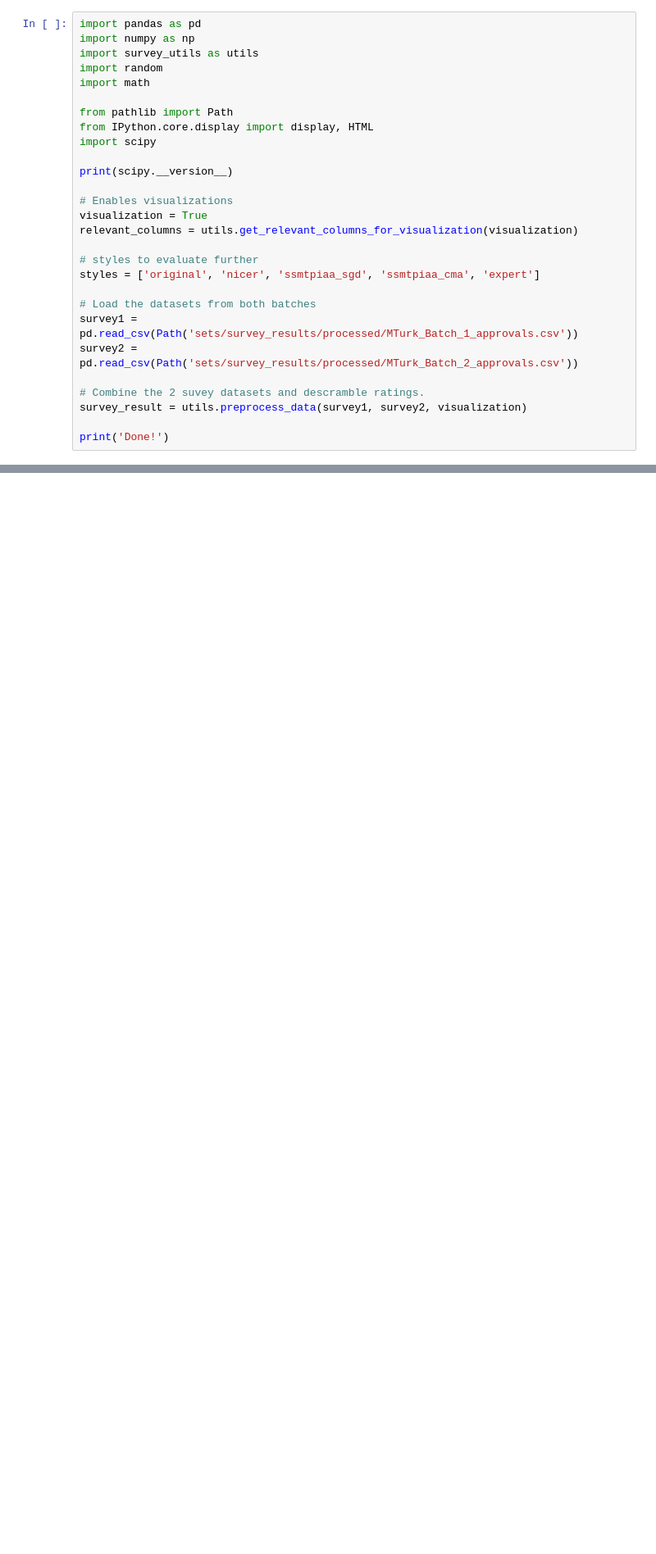
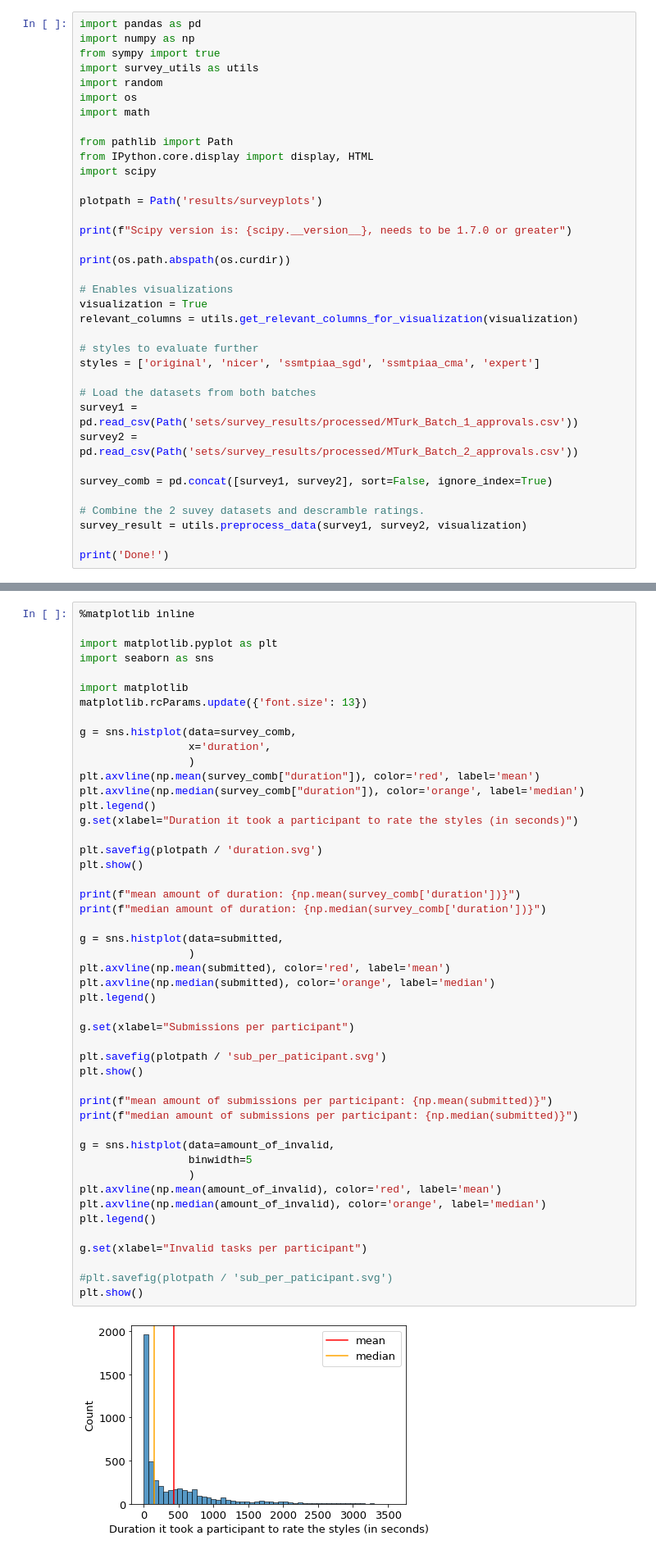
Before and after one commit to TimSeizinger/NICER, a Jupyter notebook: analysis/survey_evaluation.ipynb, the cells around one changed output, grey strips where cells are left out. Shown: that part at 82% size. Saved outputs shown, nothing was run; the diff lists cells and outputs as text; blank space fills up the shorter version.

```diff
--- a/analysis/survey_evaluation.ipynb
+++ b/analysis/survey_evaluation.ipynb
@@ -10,15 +10,21 @@ Furthermore unapproved ratings (like ones containing only default values) need t
 # %%
 import pandas as pd
 import numpy as np
+from sympy import true
 import survey_utils as utils
 import random
+import os
 import math
 
 from pathlib import Path
 from IPython.core.display import display, HTML
 import scipy
 
-print(scipy.__version__)
+plotpath = Path('results/surveyplots')
+
+print(f"Scipy version is: {scipy.__version__}, needs to be 1.7.0 or greater")
+
+print(os.path.abspath(os.curdir))
 
 # Enables visualizations
 visualization = True
@@ -31,6 +37,8 @@ styles = ['original', 'nicer', 'ssmtpiaa_sgd', 'ssmtpiaa_cma', 'expert']
 survey1 = pd.read_csv(Path('sets/survey_results/processed/MTurk_Batch_1_approvals.csv'))
 survey2 = pd.read_csv(Path('sets/survey_results/processed/MTurk_Batch_2_approvals.csv'))
 
+survey_comb = pd.concat([survey1, survey2], sort=False, ignore_index=True)
+
 # Combine the 2 suvey datasets and descramble ratings.
 survey_result = utils.preprocess_data(survey1, survey2, visualization)
 
@@ -40,0 +127,50 @@ Done!
+# %%
+%matplotlib inline
+
+import matplotlib.pyplot as plt
+import seaborn as sns
+
+import matplotlib
+matplotlib.rcParams.update({'font.size': 13})
+
+g = sns.histplot(data=survey_comb,
+                 x='duration',
+                 )
+plt.axvline(np.mean(survey_comb["duration"]), color='red', label='mean')
+plt.axvline(np.median(survey_comb["duration"]), color='orange', label='median')
+plt.legend()
+g.set(xlabel="Duration it took a participant to rate the styles (in seconds)")
+
+plt.savefig(plotpath / 'duration.svg')
+plt.show()
+
+print(f"mean amount of duration: {np.mean(survey_comb['duration'])}")
+print(f"median amount of duration: {np.median(survey_comb['duration'])}")
+
+g = sns.histplot(data=submitted,
+                 )
+plt.axvline(np.mean(submitted), color='red', label='mean')
+plt.axvline(np.median(submitted), color='orange', label='median')
+plt.legend()
+
+g.set(xlabel="Submissions per participant")
+
+plt.savefig(plotpath / 'sub_per_paticipant.svg')
+plt.show()
+
+print(f"mean amount of submissions per participant: {np.mean(submitted)}")
+print(f"median amount of submissions per participant: {np.median(submitted)}")
+
+g = sns.histplot(data=amount_of_invalid,
+                 binwidth=5
+                 )
+plt.axvline(np.mean(amount_of_invalid), color='red', label='mean')
+plt.axvline(np.median(amount_of_invalid), color='orange', label='median')
+plt.legend()
+
+g.set(xlabel="Invalid tasks per participant")
+
+#plt.savefig(plotpath / 'sub_per_paticipant.svg')
+plt.show()
+# %% [output]
+[figure, added]
```
Also changed, not shown: parts of 43 cells of this notebook, 23 other files.
